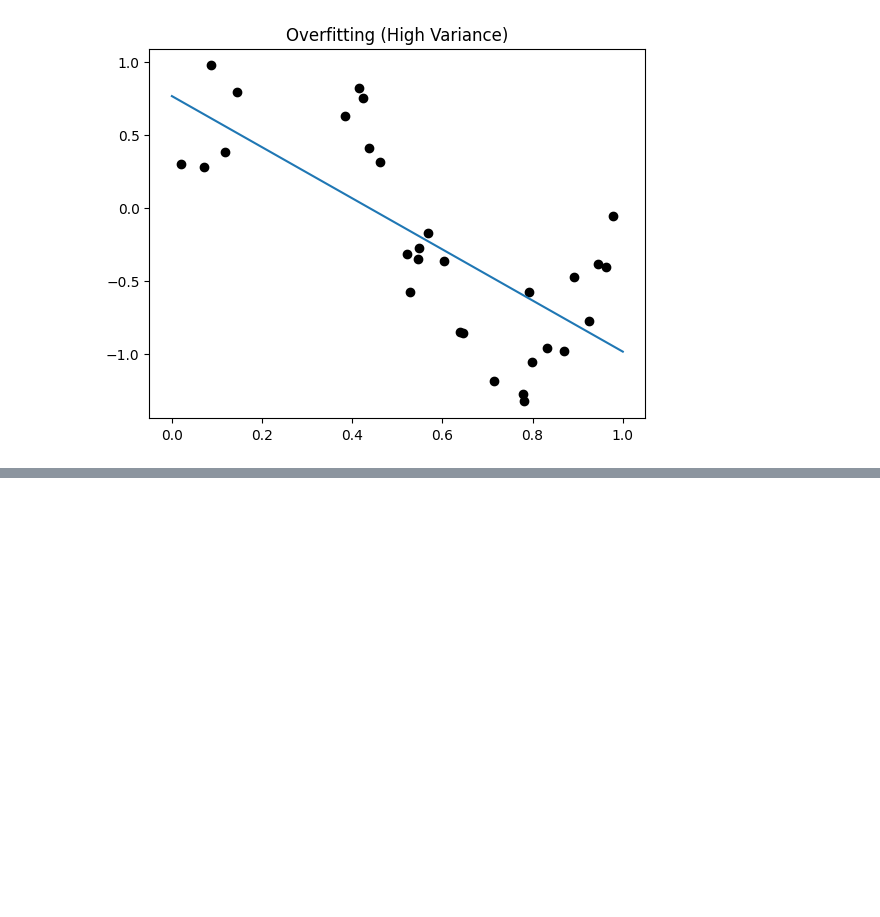
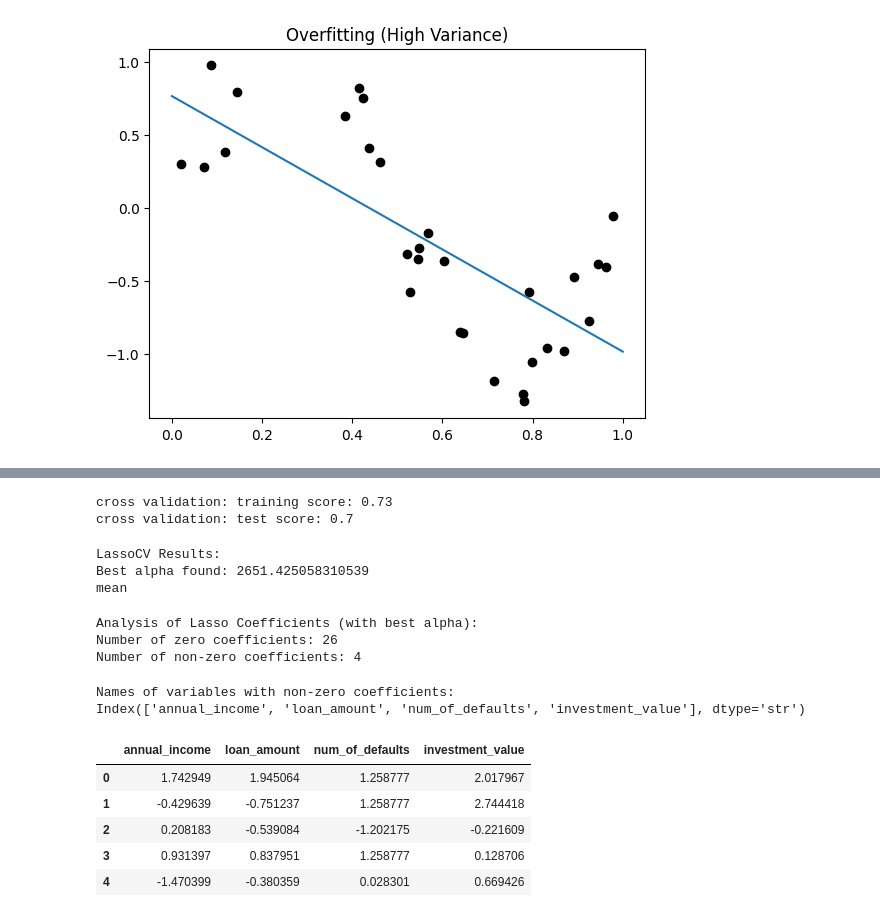
Before and after one commit to Mohammed-Zaheerullah/data-science-portfolio, a Jupyter notebook: core-data-science-practice.ipynb, the cells around one changed output, grey strips where cells are left out. Drawn from its saved outputs; the diff is of its cells as text; code cells hidden in the pictures; blank space fills up the shorter version.

```diff
--- a/core-data-science-practice.ipynb
+++ b/core-data-science-practice.ipynb
@@ -1203,0 +1271,77 @@ plt.show()
+# %%
+from sklearn.model_selection import ShuffleSplit, cross_validate
+
+shuffle_split = ShuffleSplit(n_splits=500, test_size=0.2, random_state=42)
+cv_scores = cross_validate(lr, X_scale, Y, cv=shuffle_split, scoring = 'r2',return_train_score=True)
+
+train_scores = cv_scores['train_score']
+test_scores = cv_scores['test_score']
+
+print("cross validation: training score:" , np.round(train_scores.mean(),2))
+print("cross validation: test score:" , np.round(test_scores.mean(),2))
+# %% [output]
+cross validation: training score: 0.73
+cross validation: test score: 0.7
+# %%
+from sklearn.linear_model import LassoCV
+from sklearn.model_selection import ShuffleSplit
+import numpy as np
+
+shuffle_split_lassocv = ShuffleSplit(
+    n_splits=100,
+    test_size=0.2,
+    random_state=42
+)
+
+lassocv_model = LassoCV(
+    cv=shuffle_split_lassocv,
+    random_state=42
+)
+
+lassocv_model.fit(X_scale, Y)
+best_alpha_lassocv = lassocv_model.alpha_
+mse_path = lassocv_model.mse_path_
+mean_mse = mse_path.mean(axis=1)
+best_mse = mean_mse[lassocv_model.alphas_ ==best_alpha_lassocv][0]
+
+print("\nLassoCV Results:")
+print("Best alpha found:", best_alpha_lassocv)
+print("mean")
+# %% [output]
+LassoCV Results:
+Best alpha found: 2651.425058310539
+mean
+# %%
+from sklearn.linear_model import Lasso
+final_lasso_model = Lasso(alpha=best_alpha_lassocv)
+final_lasso_model.fit(X_scale, Y)
+
+lasso_coefficients = final_lasso_model.coef_
+zero_coefficients = np.sum(lasso_coefficients == 0)
+non_zero_coefficients = np.sum(lasso_coefficients != 0)
+
+print("\nAnalysis of Lasso Coefficients (with best alpha):")
+print("Number of zero coefficients:", zero_coefficients)
+print("Number of non-zero coefficients:", non_zero_coefficients)
+# %% [output]
+Analysis of Lasso Coefficients (with best alpha):
+Number of zero coefficients: 26
+Number of non-zero coefficients: 4
+# %%
+non_zero_indices = np.nonzero(lasso_coefficients)[0]
+selected_feature_names = X.columns[non_zero_indices]
+print("\nNames of variables with non-zero coefficients:")
+print(selected_feature_names)
+# %% [output]
+Names of variables with non-zero coefficients:
+Index(['annual_income', 'loan_amount', 'num_of_defaults', 'investment_value'], dtype='str')
+# %%
+X_final = X_scale[selected_feature_names]
+X_final.head()
+# %% [output]
+|  | annual_income | loan_amount | num_of_defaults | investment_value |
+| 0 | 1.742949 | 1.945064 | 1.258777 | 2.017967 |
+| 1 | -0.429639 | -0.751237 | 1.258777 | 2.744418 |
+| 2 | 0.208183 | -0.539084 | -1.202175 | -0.221609 |
+| 3 | 0.931397 | 0.837951 | 1.258777 | 0.128706 |
+| 4 | -1.470399 | -0.380359 | 0.028301 | 0.669426 |
```
Also changed, not shown: parts of 20 cells of this notebook.
